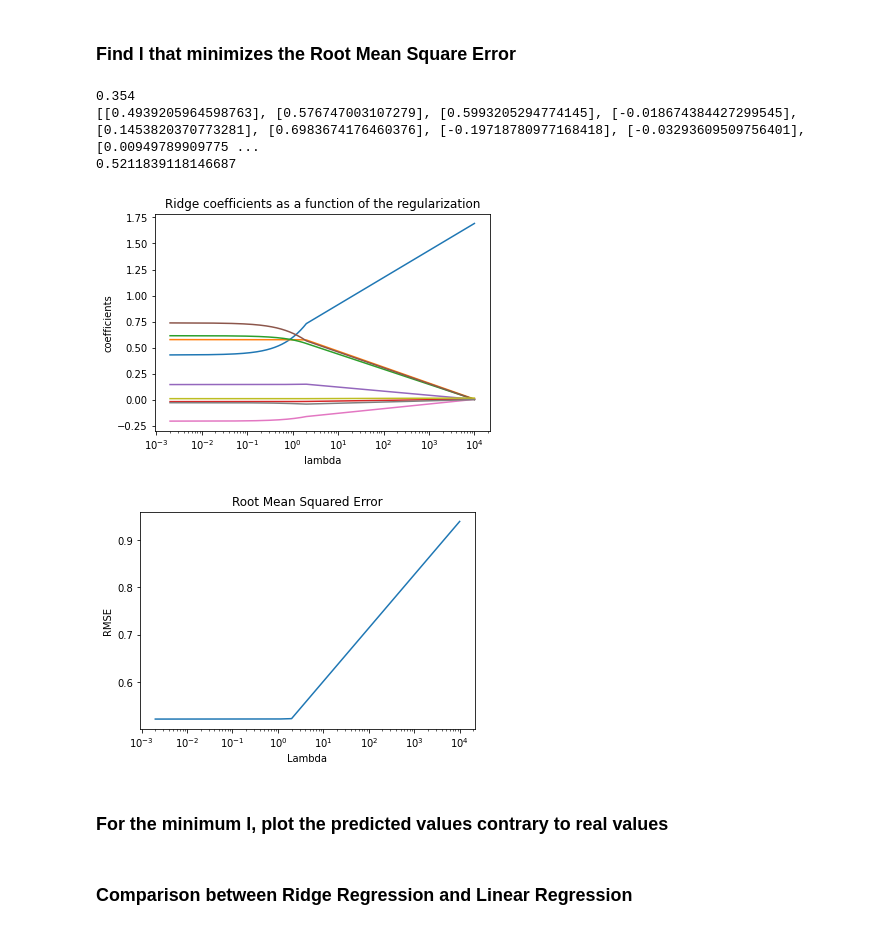
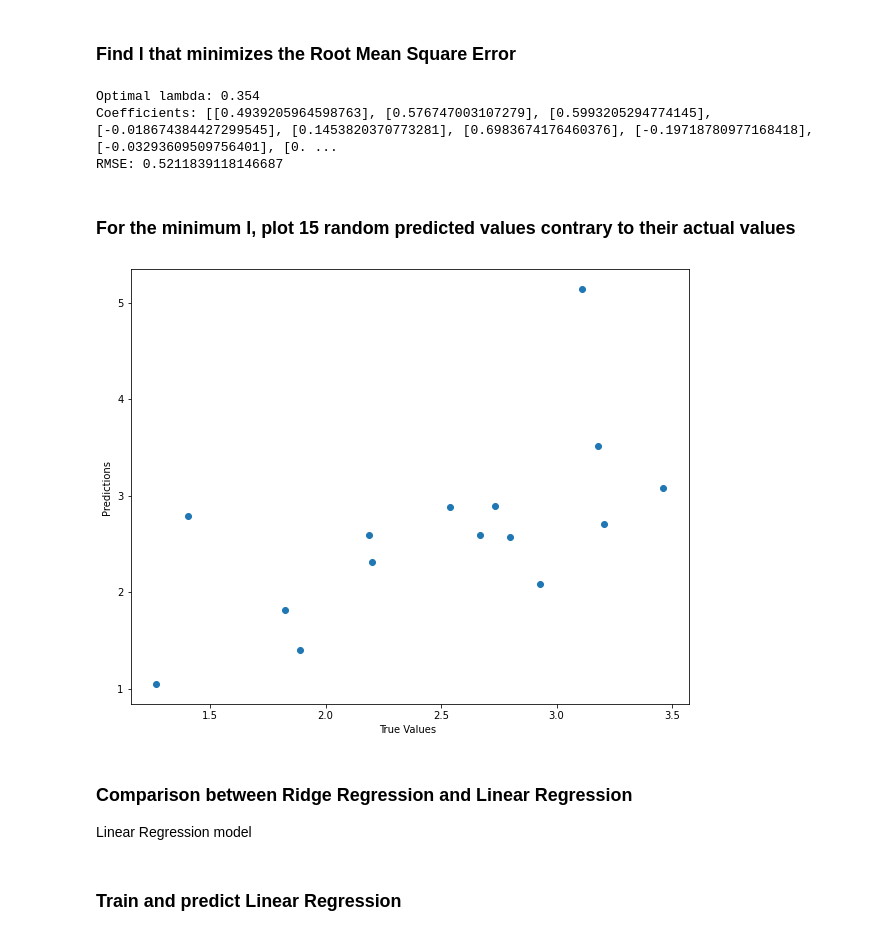
Before and after one commit to VangelisTsiatouras/machine-learning-msc, a Jupyter notebook: naive_bayes_and_regularization/ridge_regression.ipynb, the cells around one changed output. Cells and saved outputs as stored; diff of their text form; code cells hidden in the pictures.

Commit message:
[feat]: added comparison with lin reg and added plots

```diff
--- a/naive_bayes_and_regularization/ridge_regression.ipynb
+++ b/naive_bayes_and_regularization/ridge_regression.ipynb
@@ -68,14 +74,14 @@ class CustomRidgeRegression:
         self.lambda_ = lambda_parameter
 
         # Append an extra column with ones to X (intercept)
-        X_with_intercept = np.c_[np.ones((X.shape[0], 1)), X]
+        X_intercept = np.c_[np.ones((X.shape[0], 1)), X]
 
-        identity = np.identity(X_with_intercept.shape[1])
+        identity = np.identity(X_intercept.shape[1])
         identity[0, 0] = 0
 
-        I_lambda = self.lambda_ * identity
+        lambda_I = self.lambda_ * identity
 
-        self.coeffs_ = np.linalg.inv(X_with_intercept.T.dot(X_with_intercept) + I_lambda).dot(X_with_intercept.T).dot(y)
+        self.coeffs_ = np.linalg.inv(X_intercept.T.dot(X_intercept) + lambda_I).dot(X_intercept.T).dot(y)
 
     def predict(self, X):
         """
@@ -87,8 +93,8 @@ class CustomRidgeRegression:
         n = X.shape[0]
 
         # Append an extra column with ones to X
-        X_with_intercept = np.c_[np.ones((X.shape[0], 1)), X]
-        return np.dot(X_with_intercept, self.coeffs_)
+        X_intercept = np.c_[np.ones((X.shape[0], 1)), X]
+        return np.dot(X_intercept, self.coeffs_)
 # %% [markdown]
 ### Read data and split dataset to train and test
 # %%
@@ -145,17 +159,13 @@ rmse.append(mean_squared_error(y_test, y_pred, squared=True))
 ### Find l that minimizes the Root Mean Square Error
 # %%
 idx = rmse.index(min(rmse))
-print(lambdas[idx])
-print(coeffs[idx])
-print(min(rmse))
-
-plot_coeffs(lambdas, coeffs)
-plot_rmse(lambdas, rmse)
+optimal_lambda = lambdas[idx]
+print(f'Optimal lambda: {optimal_lambda}')
+print(f'Coefficients: {coeffs[idx]}')
+print(f'RMSE: {rmse[idx]}')
 # %% [output]
-0.354
-[[0.4939205964598763], [0.576747003107279], [0.5993205294774145], [-0.018674384427299545], [0.1453820370773281], [0.6983674176460376], [-0.19718780977168418], [-0.03293609509756401], [0.00949789909775 ...
-0.5211839118146687
+Optimal lambda: 0.354
+Coefficients: [[0.4939205964598763], [0.576747003107279], [0.5993205294774145], [-0.018674384427299545], [0.1453820370773281], [0.6983674176460376], [-0.19718780977168418], [-0.03293609509756401], [0. ...
+RMSE: 0.5211839118146687
-[figure, removed]
-[figure, removed]
 # %% [markdown]
-### For the minimum l, plot the predicted values contrary to real values
+### For the minimum l, plot 15 random predicted values contrary to their actual values
@@ -167,2 +172,28 @@ plot_rmse(lambdas, rmse)
+# %%
+rr.fit(X_train, y_train, optimal_lambda)
+y_pred = rr.predict(X_test)
+
+random_indexes = random.sample(range(0, len(y_pred)), 15)
+
+random_pred = []
+random_actual = []
+y_test_list = y_test['lpsa'].tolist()
+
+for idx in random_indexes:
+    random_pred.append(y_pred[idx])
+    random_actual.append(y_test_list[idx])
+
+g = plt.scatter(random_pred, random_actual)
+# g.axes.set_yscale('log')
+# g.axes.set_xscale('log')
+g.axes.set_xlabel('True Values ')
+g.axes.set_ylabel('Predictions ')
+# g.axes.axis('equal')
+# g.axes.axis('square')
+plt.show()
+# %% [output]
+[figure, added]
 # %% [markdown]
 ### Comparison between Ridge Regression and Linear Regression
+
+Linear Regression model
@@ -168,0 +241,2 @@ plot_rmse(lambdas, rmse)
+# %% [markdown]
+### Train and predict Linear Regression
```
Also changed, not shown: parts of 13 cells of this notebook.
